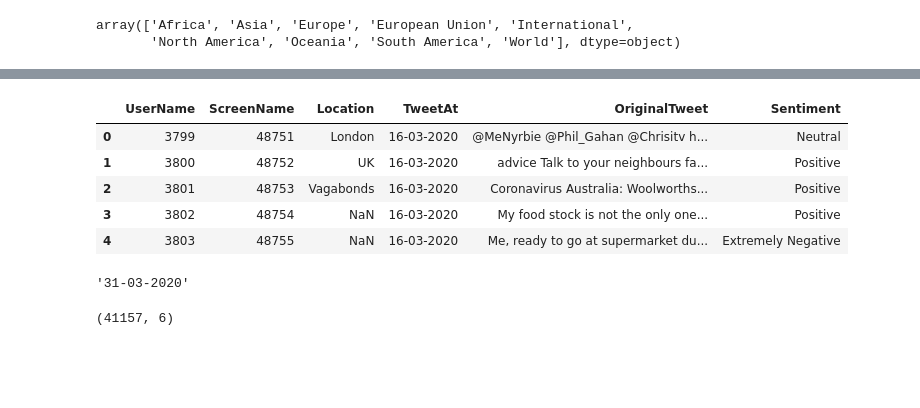
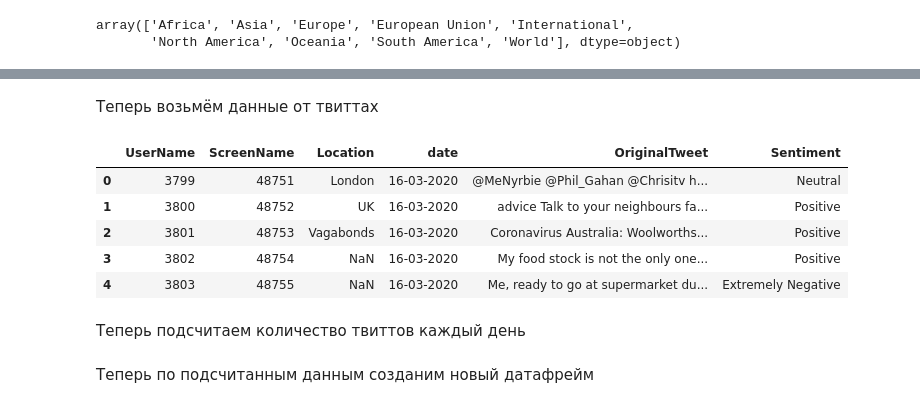
Before and after one commit to Gerrytty/data-mining-course, a Jupyter notebook: control_work/coronovirus_analyse.ipynb, the cells around one changed output, grey strips where cells are left out. Saved outputs shown, nothing was run; the diff lists cells and outputs as text; code cells hidden in the pictures; blank space fills up the shorter version.

```diff
--- a/control_work/coronovirus_analyse.ipynb
+++ b/control_work/coronovirus_analyse.ipynb
@@ -159,18 +111,15 @@ ax.figure.savefig("output.png", dpi=400)
+# %% [markdown]
+Теперь возьмём данные от твиттах
 # %%
 twitter_data = pd.read_csv("data/Corona_NLP_train.csv", encoding = "ISO-8859-1")
-twitter_data.head()
+twitter_data.rename(columns={twitter_data.columns[3]: "date"}, inplace = True)
+twitter_data.head(5)
 # %% [output]
-|  | UserName | ScreenName | Location | TweetAt | OriginalTweet | Sentiment |
+|  | UserName | ScreenName | Location | date | OriginalTweet | Sentiment |
 | 0 | 3799 | 48751 | London | 16-03-2020 | @MeNyrbie @Phil_Gahan @Chrisitv h... | Neutral |
 | 1 | 3800 | 48752 | UK | 16-03-2020 | advice Talk to your neighbours fa... | Positive |
 | 2 | 3801 | 48753 | Vagabonds | 16-03-2020 | Coronavirus Australia: Woolworths... | Positive |
 | 3 | 3802 | 48754 | NaN | 16-03-2020 | My food stock is not the only one... | Positive |
 | 4 | 3803 | 48755 | NaN | 16-03-2020 | Me, ready to go at supermarket du... | Extremely Negative |
-# %%
-twitter_data.TweetAt.max()
-# %% [output]
-'31-03-2020'
-# %%
-twitter_data.shape
-# %% [output]
-(41157, 6)
+# %% [markdown]
+Теперь подсчитаем количество твиттов каждый день
@@ -176,0 +135,2 @@ twitter_data.shape
+# %% [markdown]
+Теперь по подсчитанным данным созданим новый датафрейм
```
Also changed, not shown: parts of 31 cells of this notebook.
